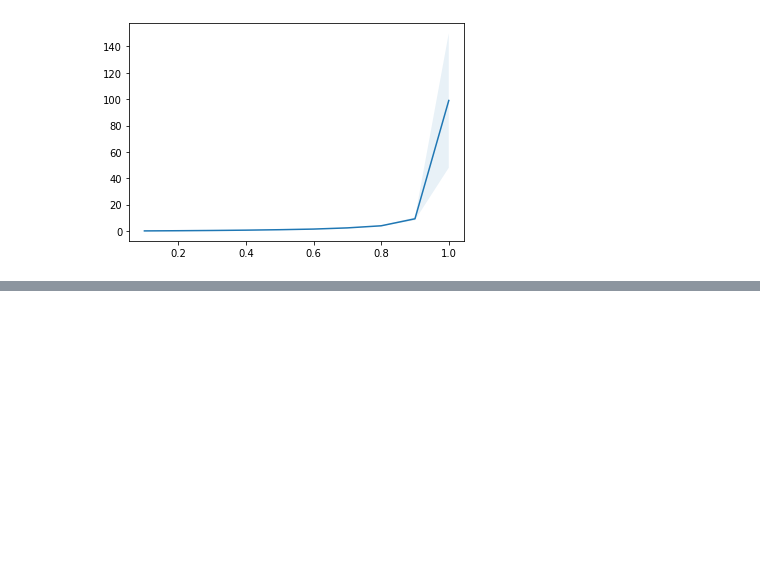
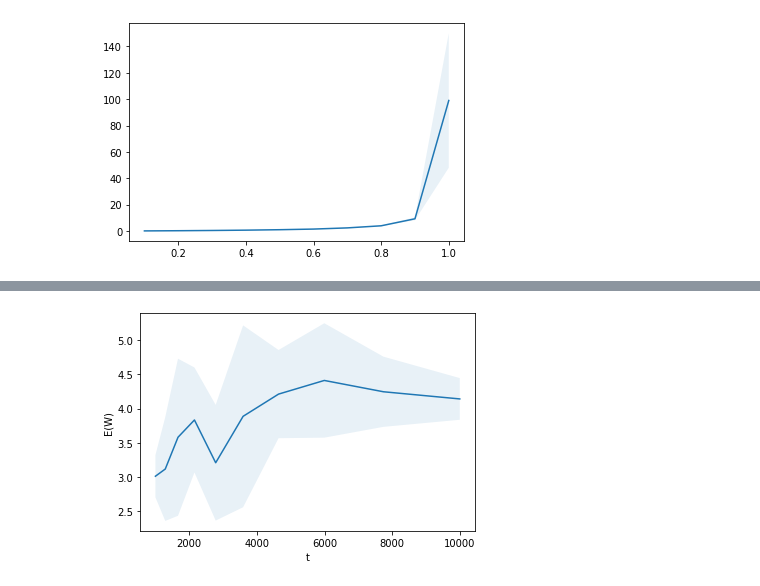
Before and after one commit to Maloup/Stochastic_assignment_2, a Jupyter notebook: Result_visualization.ipynb, the cells around one changed output, grey strips where cells are left out. Cells and saved outputs as stored; diff of their text form; code cells hidden in the pictures; blank space fills up the shorter version.

Commit message:
Fix vary t workers

```diff
--- a/Result_visualization.ipynb
+++ b/Result_visualization.ipynb
@@ -56,7 +56,7 @@ import multiprocessing as mp
 import queue
 from queue_function import vary_t_worker
 
-def vary_t(min_exp, max_exp, seed, arrival_rate, capacity_server, n_server=1, steps=6, n_runs=50):
+def vary_t(min_exp, max_exp, seed, arrival_rate, capacity_server, n_server=1, steps=10, n_runs=5):
     manager = mp.Manager()
     results = manager.list()
     t_range = np.logspace(min_exp, max_exp, num=((max_exp - min_exp) + 1)*steps, dtype=int)
@@ -81,7 +81,7 @@ def vary_t(min_exp, max_exp, seed, arrival_rate, capacity_server, n_server=1, st
     for p in processes:
         p.join()
 
-    return results, t_range
+    return  [list(t) for t in results], t_range
 # %%
-vary_t_results, t_range = vary_t(min_exp=3, max_exp=6, seed=8539, arrival_rate=0.8, capacity_server=1,
-                                 n_runs=10)
+vary_t_results, t_range = vary_t(min_exp=3, max_exp=4, seed=8539, arrival_rate=0.8, capacity_server=1,
+                                 n_runs=5, steps=5)
@@ -123,0 +88,11 @@ KeyboardInterrupt
+# %%
+results = [list(t) for t in vary_t_results]
+results_means = np.mean(results, axis=0)
+results_std = np.std(results, axis=0, ddof=1)
+plt.plot(t_range, results_means)
+plt.fill_between(t_range, results_means - results_std, results_means + results_std, alpha=0.1)
+plt.xlabel("t")
+plt.ylabel("E(W)")
+plt.show()
+# %% [output]
+[figure, added]
```
Also changed, not shown: parts of 1 cell of this notebook, 1 other file.
